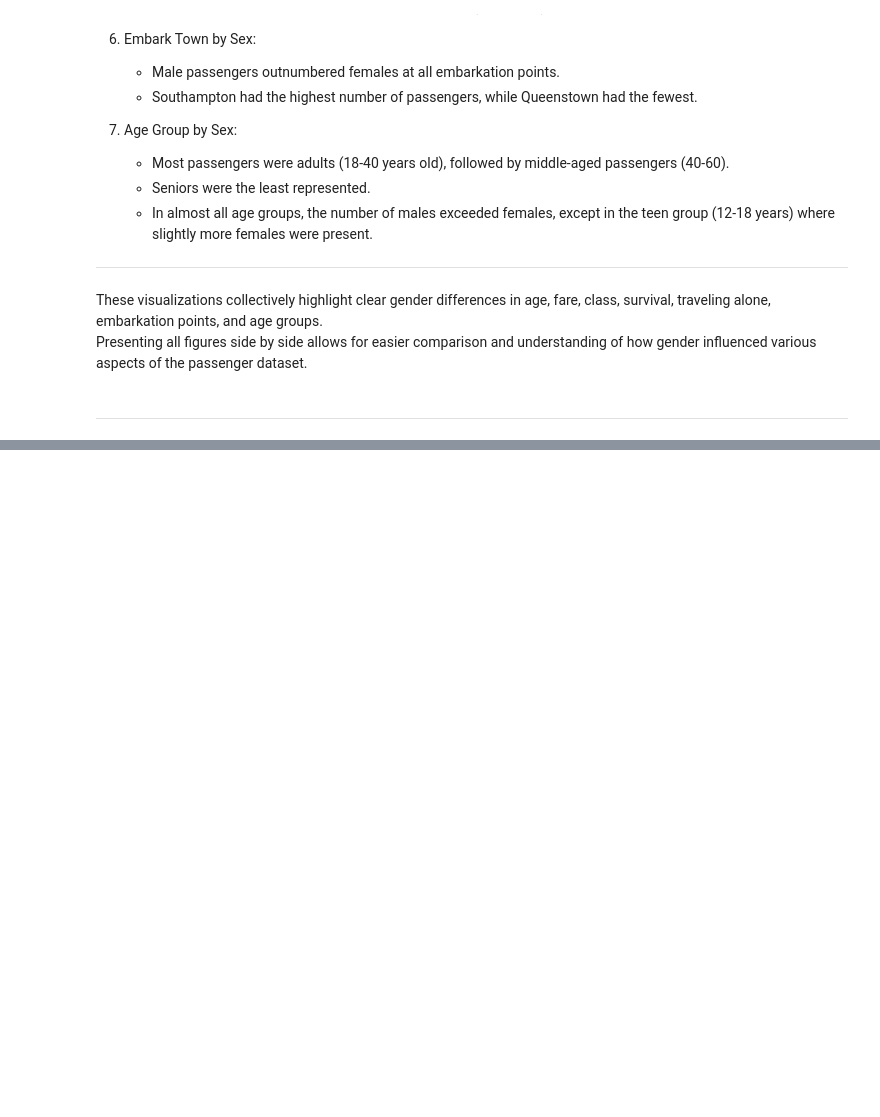
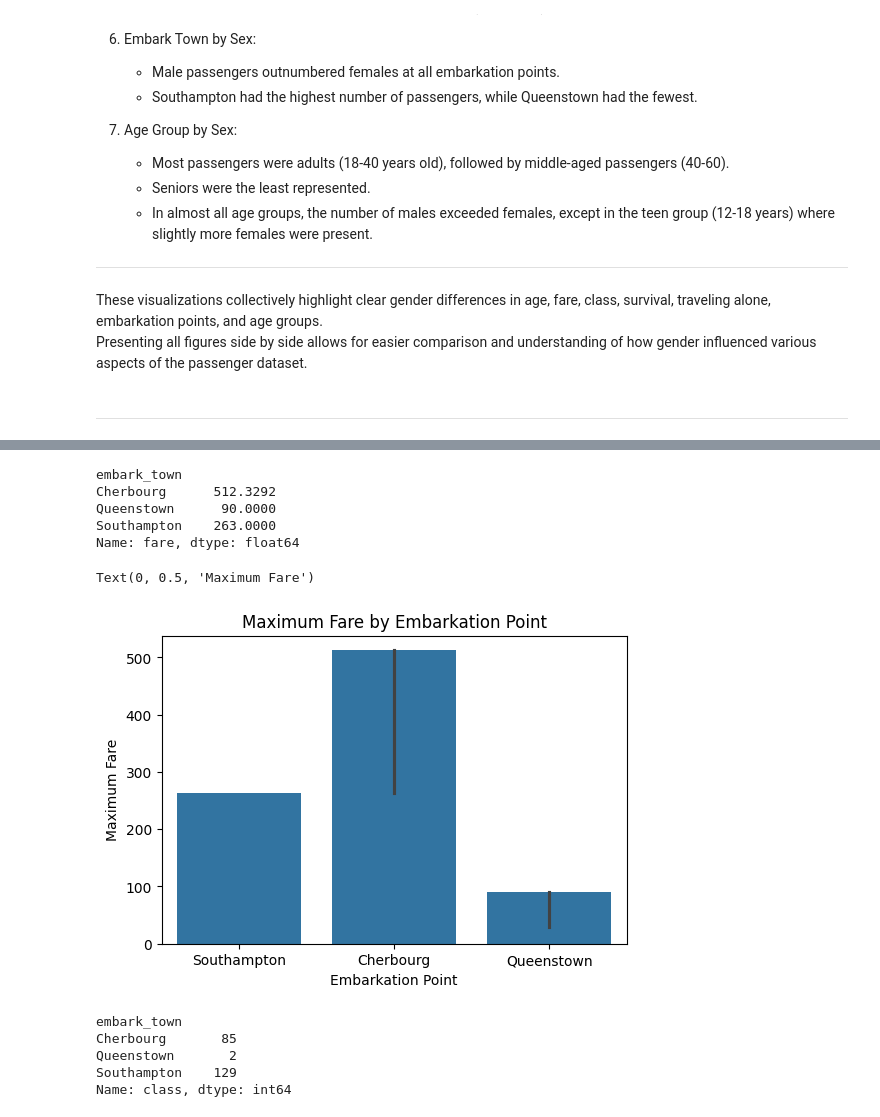
Before and after one commit to nawarfathi/titanic-data-analysis, a Jupyter notebook: titanic_data_analysis.ipynb, the cells around one changed output, grey strips where cells are left out. Drawn from its saved outputs; the diff is of its cells as text; code cells hidden in the pictures; blank space fills up the shorter version.

```diff
--- a/titanic_data_analysis.ipynb
+++ b/titanic_data_analysis.ipynb
@@ -836,0 +960,27 @@ def find_outlier_iqr(data):
+# %%
+#fare distribution embark-down
+df.groupby('embark_town')['fare'].max()
+# %% [output]
+embark_town
+Cherbourg      512.3292
+Queenstown      90.0000
+Southampton    263.0000
+Name: fare, dtype: float64
+# %%
+plt.figure(figsize=(6,4))
+sns.barplot(data=df, x='embark_town', y='fare', estimator=max)
+plt.title('Maximum Fare by Embarkation Point')
+plt.xlabel('Embarkation Point')
+plt.ylabel('Maximum Fare')
+# %% [output]
+Text(0, 0.5, 'Maximum Fare')
+[figure, added]
+# %%
+
+df[df['class']=='First'].groupby('embark_town')['class'].count()
+# %% [output]
+embark_town
+Cherbourg       85
+Queenstown       2
+Southampton    129
+Name: class, dtype: int64
```
Also changed, not shown: parts of 20 cells of this notebook.
